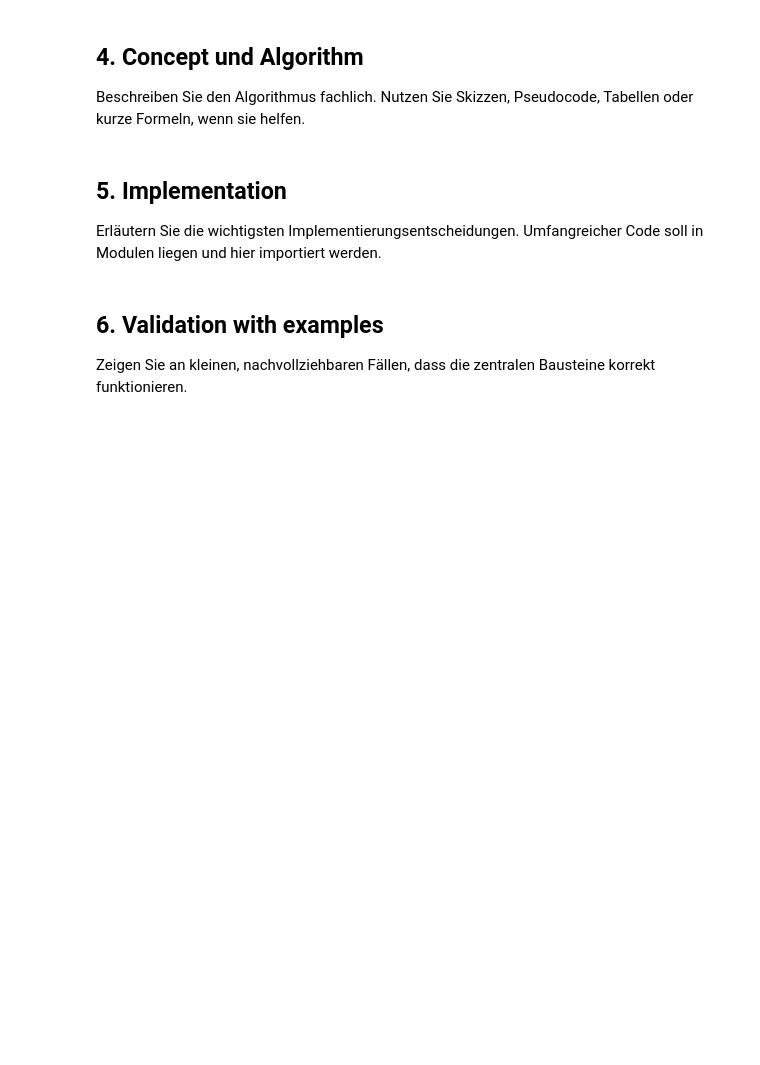
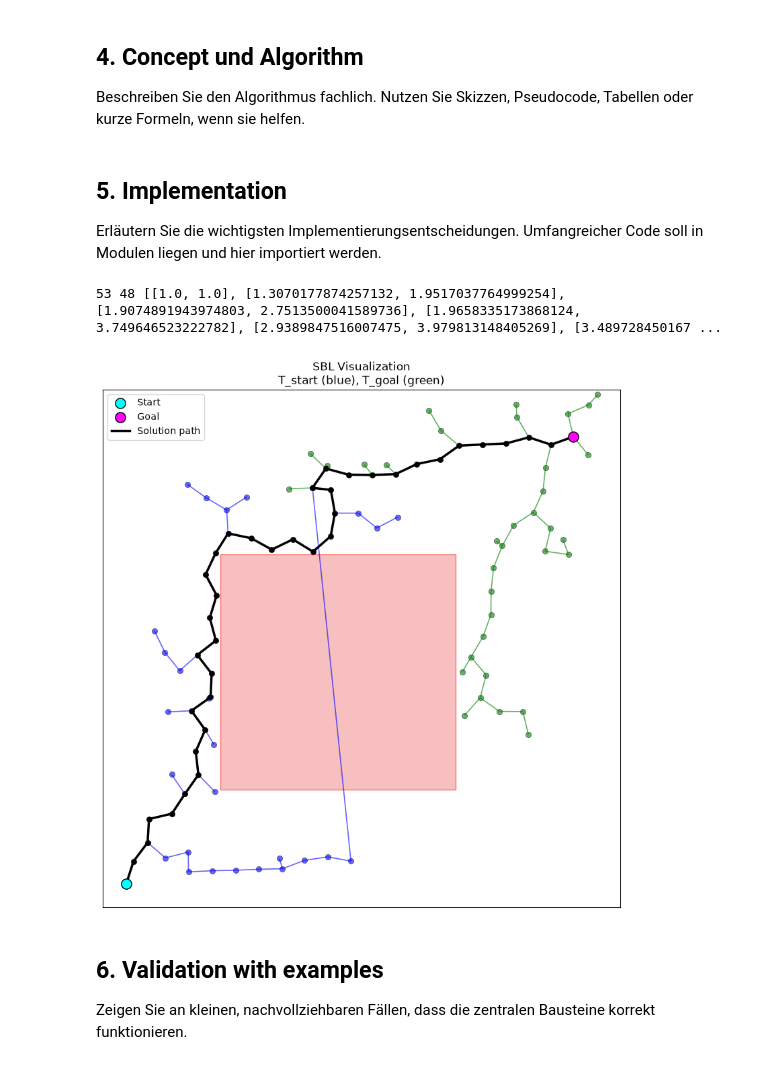
Before and after one commit to gabrielle-me/ikp-sbl, a Jupyter notebook: notebooks/SBL.ipynb, the cells around one changed output. Drawn from its saved outputs; the diff is of its cells as text; code cells hidden in the pictures; blank space fills up the shorter version.

```diff
--- a/notebooks/SBL.ipynb
+++ b/notebooks/SBL.ipynb
@@ -64,16 +66,23 @@ Erläutern Sie die wichtigsten Implementierungsentscheidungen. Umfangreicher Cod
 
 pass
 # %%
+import importlib
+
+from modules import search_tree
 from modules.search_tree import BidirectionalSBL
 from lecture_examples.IPEnvironment import CollisionChecker
 from shapely.geometry import Polygon
+
+importlib.reload(search_tree)
 
 scene = {"wall": Polygon([(5, 5), (5, 15), (15, 15), (15, 5)])}
 checker = CollisionChecker(scene)
 planner = BidirectionalSBL(checker)
 
-T_start, T_goal, path = planner.grow_trees([1.0, 1.0], [20.0, 20.0], {"max_nodes": 1000, "rho": 3.0})
+T_start, T_goal, path = planner.grow_trees([1.0, 1.0], [20.0, 20.0], {"max_nodes": 1500, "eta": 1.0})
 print(len(T_start.nodes()), len(T_goal.nodes()), path)
+# %% [output]
+53 48 [[1.0, 1.0], [1.3070177874257132, 1.9517037764999254], [1.9074891943974803, 2.7513500041589736], [1.9658335173868124, 3.749646523222782], [2.9389847516007475, 3.979813148405269], [3.489728450167 ...
 # %%
 import matplotlib.pyplot as plt
 import networkx as nx
@@ -109,34 +118,36 @@ def plot_path(ax, path, color="black"):
 
 
 fig = plt.figure(figsize=(10, 10))
 ax = fig.add_subplot(1, 1, 1)
 
 # Draw environment obstacles
 if hasattr(checker, "scene"):
     draw_obstacles(ax, checker.scene)
 
 # Plot the two bidirectional trees with different colors
 plot_tree(ax, T_start, color="blue", node_size=35)
 plot_tree(ax, T_goal, color="green", node_size=35)
 
 # Plot the connection path if one exists
 plot_path(ax, path, color="black")
 
 # Annotate special points
 ax.scatter([1.0], [1.0], c="cyan", s=120, edgecolors="black", zorder=5, label="Start")
 ax.scatter([20.0], [20.0], c="magenta", s=120, edgecolors="black", zorder=5, label="Goal")
 if path:
     ax.plot([], [], color="black", linewidth=2.5, label="Solution path")
 
-ax.set_title("Bidirectional RRT Visualization\nT_start (blue), T_goal (green)")
+ax.set_title("SBL Visualization\nT_start (blue), T_goal (green)")
 ax.set_xlim(0, 22)
 ax.set_ylim(0, 22)
 ax.set_xticks([])
 ax.set_yticks([])
 ax.tick_params(axis="both", which="both", length=0)
 ax.set_aspect("equal", adjustable="box")
 ax.legend(loc="upper left")
 plt.show()
+# %% [output]
+[figure, added]
 # %% [markdown]
 ## 6. Validation with examples
 
```
Also changed, not shown: parts of 1 cell of this notebook, 2 other files.
